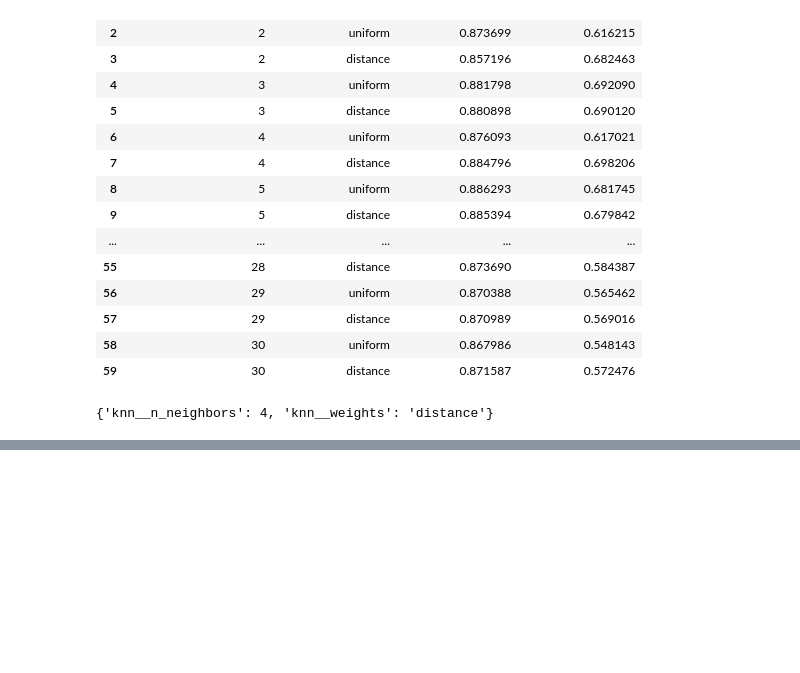
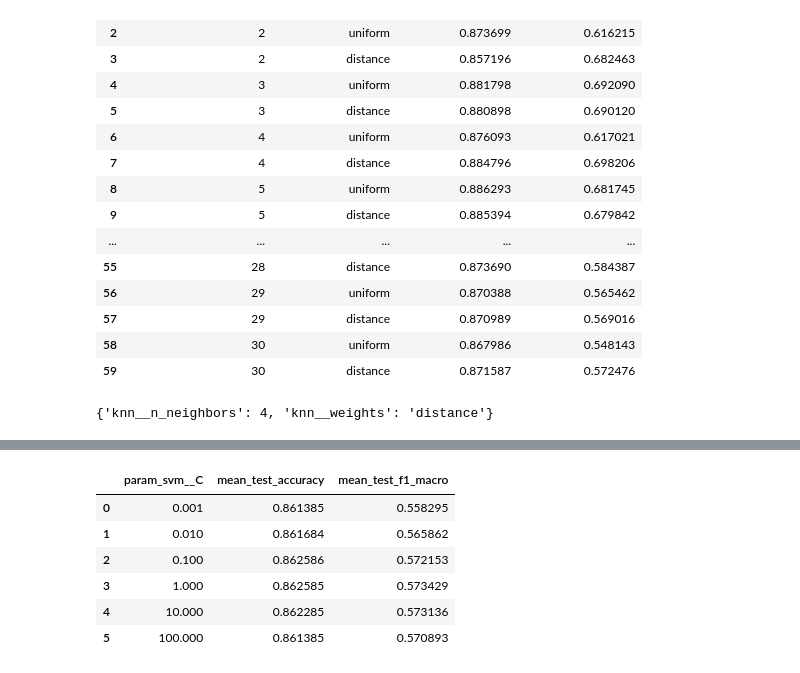
Before and after one commit to MeetPatel89/churn_pred, a Jupyter notebook: notebooks/explore-0.0.1.ipynb, the cells around one changed output, grey strips where cells are left out. Saved outputs shown, nothing was run; the diff lists cells and outputs as text; code cells hidden in the pictures; blank space fills up the shorter version.

```diff
--- a/notebooks/explore-0.0.1.ipynb
+++ b/notebooks/explore-0.0.1.ipynb
@@ -445,0 +472,21 @@ grid_search.best_params_
+# %%
+# Linear SVM pipeline
+svm_linear = Pipeline([
+    ("scaler", scaler),
+    ("svm", LinearSVC(max_iter=10000, dual=False))
+])
+
+param_grid_linear = {
+    "svm__C": C_range,  # Range of regularization parameters
+}
+
+grid_search_linear = GridSearchCV(
+    estimator=svm_linear,
+    param_grid=param_grid_linear,
+    scoring=["accuracy", "f1_macro"],
+    refit="f1_macro",
+    cv=10,
+    return_train_score=True,
+    n_jobs=-1
+)
+grid_search_linear.fit(X, y)
@@ -445,0 +503,12 @@ grid_search.best_params_
+# %%
+pd.DataFrame(grid_search_linear.cv_results_)[
+    ["param_svm__C", "mean_test_accuracy", "mean_test_f1_macro"]
+]
+# %% [output]
+|  | param_svm__C | mean_test_accuracy | mean_test_f1_macro |
+| 0 | 0.001 | 0.861385 | 0.558295 |
+| 1 | 0.010 | 0.861684 | 0.565862 |
+| 2 | 0.100 | 0.862586 | 0.572153 |
+| 3 | 1.000 | 0.862585 | 0.573429 |
+| 4 | 10.000 | 0.862285 | 0.573136 |
+| 5 | 100.000 | 0.861385 | 0.570893 |
```
Also changed, not shown: parts of 21 cells of this notebook.
